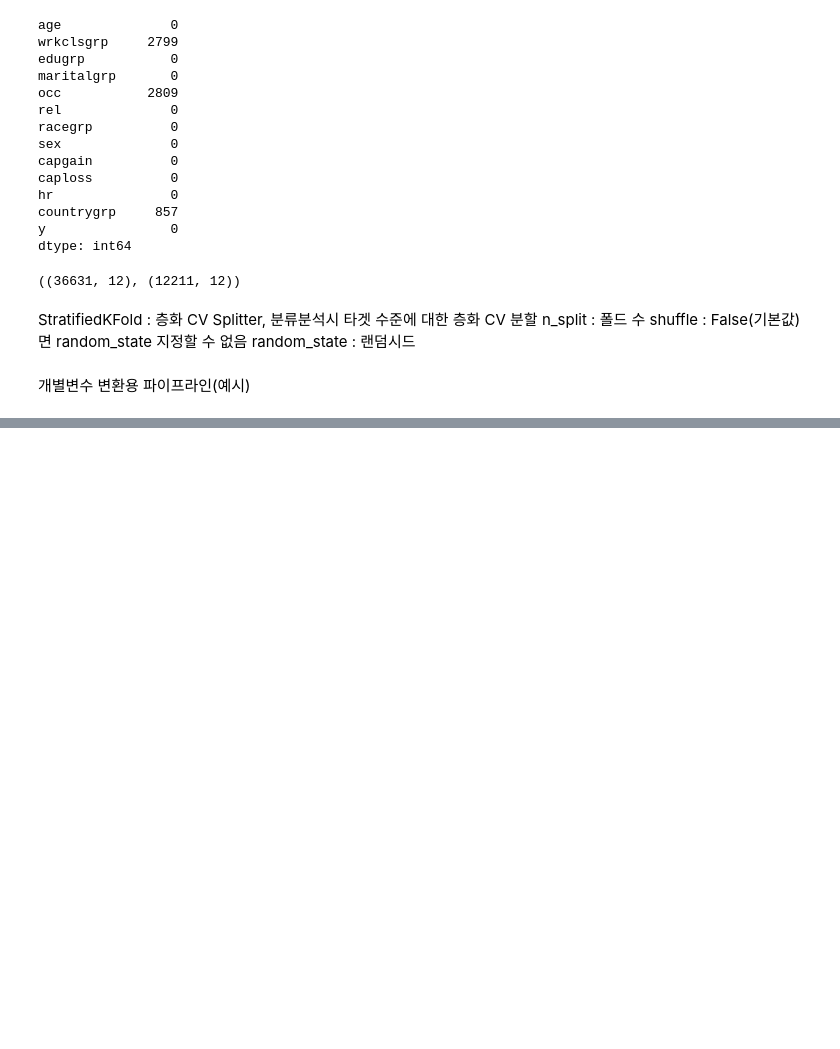
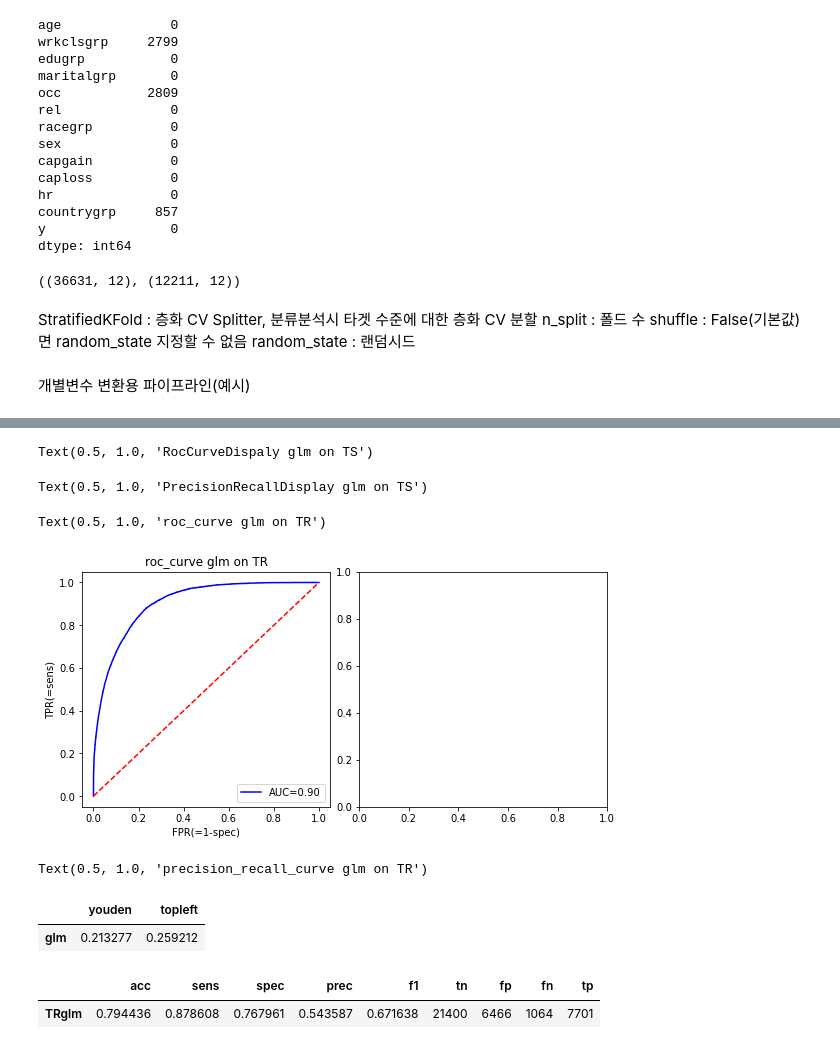
Before and after one commit to 2hongbi/DWU, a Jupyter notebook: big-data/big-data-algorithm/ADULT-ML-03-ML-classweight.ipynb, the cells around one changed output, grey strips where cells are left out. Cells and saved outputs as stored; diff of their text form; code cells hidden in the pictures; blank space fills up the shorter version.

```diff
--- a/big-data/big-data-algorithm/ADULT-ML-03-ML-classweight.ipynb
+++ b/big-data/big-data-algorithm/ADULT-ML-03-ML-classweight.ipynb
@@ -204,0 +419,65 @@ ValueError: too many values to unpack (expected 2)
+# %%
+# Estimator를 이용하려면 RocCurveDisplay.from_estimator(estimator, X, y, ..)
+# ph이 있으면 RocCurveDisplay.from_predictions(y, ph, ...)
+from sklearn.metrics import RocCurveDisplay
+display = RocCurveDisplay.from_predictions(TSOUT['y'], TSOUT['phglm'], ax=ax[1,1])
+display.ax_.set_title('RocCurveDispaly glm on TS')
+# %% [output]
+Text(0.5, 1.0, 'RocCurveDispaly glm on TS')
+# %%
+# Estimator를 이용하려면 PrecisionRecallDisplay.from_estimator(E, X, y, ..)
+# ph이 있으면 PrecisionRecallDisplay.from_predicitions(y, ph, ..)
+from sklearn.metrics import PrecisionRecallDisplay
+display = PrecisionRecallDisplay.from_predictions(TSOUT['y'], TSOUT['phglm'], ax=ax[1,2])
+display.ax_.set_title('PrecisionRecallDisplay glm on TS')
+# %% [output]
+Text(0.5, 1.0, 'PrecisionRecallDisplay glm on TS')
+# %%
+# 직접 그리기 roc_curve, precision_recall_curve는 좌표를 반환함
+fig, ax = plt.subplots(nrows=1, ncols=2, figsize=(8,4), constrained_layout=True)
+# 기본마진 fig.subplots_adjust(left=0.125, right=0.9, bottom=0.1, top=0.9, wspace=0.2, hspace=0.2)
+
+fpr, tpr, thres = roc_curve(TROUT['y'], TROUT['phglm'], pos_label=1)
+aucroc = roc_auc_score(TROUT['y'], TROUT['phglm'])
+ax[0].plot(fpr, tpr, 'b', label='AUC=%.2f'%aucroc)
+ax[0].legend(loc='lower right')
+ax[0].plot([0,1],[0,1],'r--')
+ax[0].set_xlim([-0.05,1.05])
+ax[0].set_ylim([-0.05,1.05])
+ax[0].set_xlabel('FPR(=1-spec)')
+ax[0].set_ylabel('TPR(=sens)')
+ax[0].set_title('roc_curve glm on TR')
+# %% [output]
+Text(0.5, 1.0, 'roc_curve glm on TR')
+[figure, added]
+# %%
+# 직접 그리기 PR curve
+prec, rec, thre = precision_recall_curve(TROUT['y'], TROUT['phglm'], pos_label=1)
+aucpr = average_precision_score(TROUT['y'], TROUT['phglm'])
+
+ax[1].plot(rec, prec, 'b', label='AUC(PR)=%.2f'%aucpr)
+ax[1].legend(loc='lower right')
+ax[1].set_xlim([-0.05,1.05])
+ax[1].set_ylim([-0.05,1.05])
+ax[1].set_xlabel('recall')
+ax[1].set_ylabel('precision')
+ax[1].set_title('precision_recall_curve glm on TR')
+# %% [output]
+Text(0.5, 1.0, 'precision_recall_curve glm on TR')
+# %%
+# cutoff 조정하기
+
+# Youden's J = sens + spec - 1  where spec=1-fpr
+# closest.topleft from FPR, TPR, THRES
+CUTOFF = pd.DataFrame( {'youden': thres[np.argmax(tpr+(1-fpr)-1)],
+                        'topleft': thres[np.argmin(np.power(1-tpr, 2)+np.power(fpr,2))]}, index=['glm'])
+CUTOFF
+# %% [output]
+|  | youden | topleft |
+| glm | 0.213277 | 0.259212 |
+# %%
+yh = np.where(TROUT['phglm']>CUTOFF.loc['glm', 'youden'], 1, 0)
+metbin(TROUT['y'], yh, modelname='TRglm')
+# %% [output]
+|  | acc | sens | spec | prec | f1 | tn | fp | fn | tp |
+| TRglm | 0.794436 | 0.878608 | 0.767961 | 0.543587 | 0.671638 | 21400 | 6466 | 1064 | 7701 |
```
Also changed, not shown: parts of 34 cells of this notebook.
